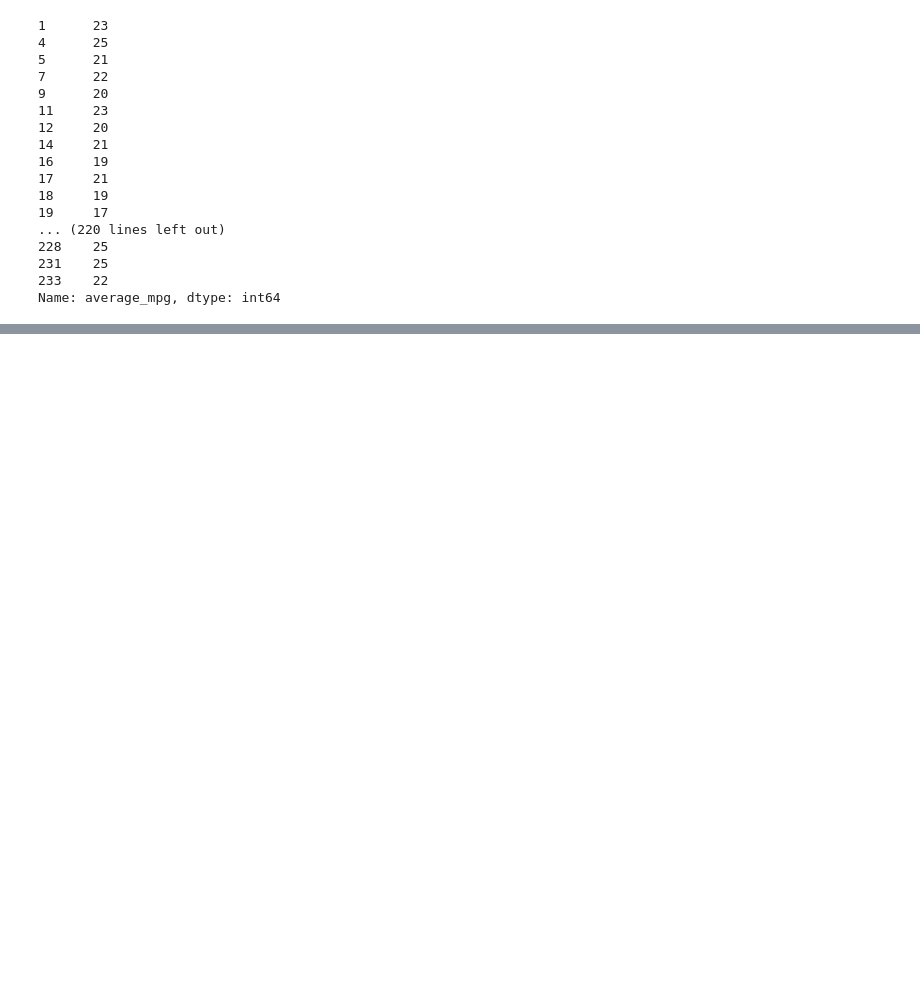
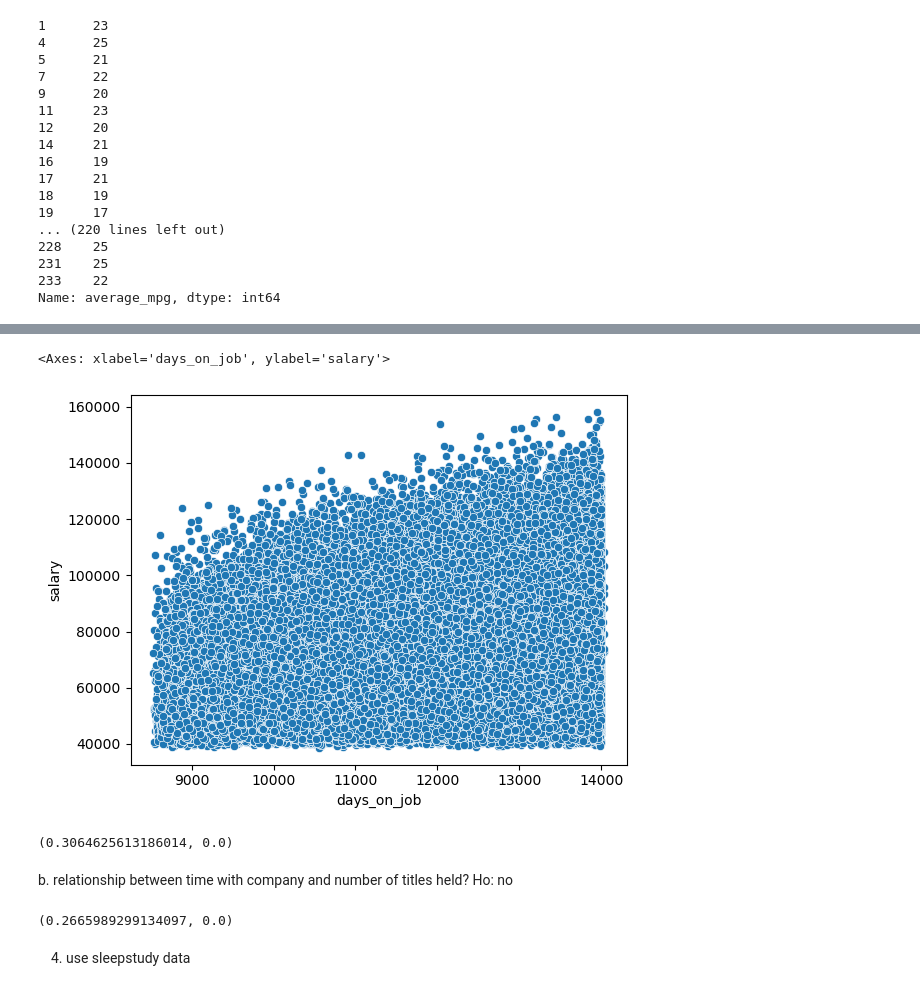
Before and after one commit to DerekBixby/statistics-exercises, a Jupyter notebook: hypothesis_testing.ipynb, the cells around one changed output, grey strips where cells are left out. Saved outputs shown, nothing was run; the diff lists cells and outputs as text; code cells hidden in the pictures; blank space fills up the shorter version.

```diff
--- a/hypothesis_testing.ipynb
+++ b/hypothesis_testing.ipynb
@@ -254,0 +439,11 @@ t,p
+# %%
+url = get_db_url('employees')
+
+df_emp = pd.read_sql("""
+select datediff(curdate(), hire_date) as days_on_job, salary
+from employees
+join salaries using(emp_no)
+where to_date > curdate();
+""", url)
+
+df_emp.head()
@@ -254,0 +459,8 @@ t,p
+# %%
+df_emp = pd.read_sql("""
+select datediff(curdate(), hire_date) as days_on_job, salary
+from employees
+join salaries using(emp_no)
+where to_date > curdate();
+""", url)
+df_emp.head()
@@ -254,0 +474,14 @@ t,p
+# %%
+
+
+sns.scatterplot(x="days_on_job", y="salary", data=df_emp)
+# %% [output]
+<Axes: xlabel='days_on_job', ylabel='salary'>
+[figure, added]
+# %%
+r, p = stats.pearsonr(df_emp.days_on_job, df_emp.salary)
+r,p
+# %% [output]
+(0.3064625613186014, 0.0)
+# %% [markdown]
+b. relationship between time with company and number of titles held? Ho: no
@@ -254,0 +503,7 @@ t,p
+# %%
+r, p = stats.pearsonr(df_emp2.days_on_job, df_emp2.title_count)
+r,p
+# %% [output]
+(0.2665989299134097, 0.0)
+# %% [markdown]
+4. use sleepstudy data
```
Also changed, not shown: parts of 69 cells of this notebook.
